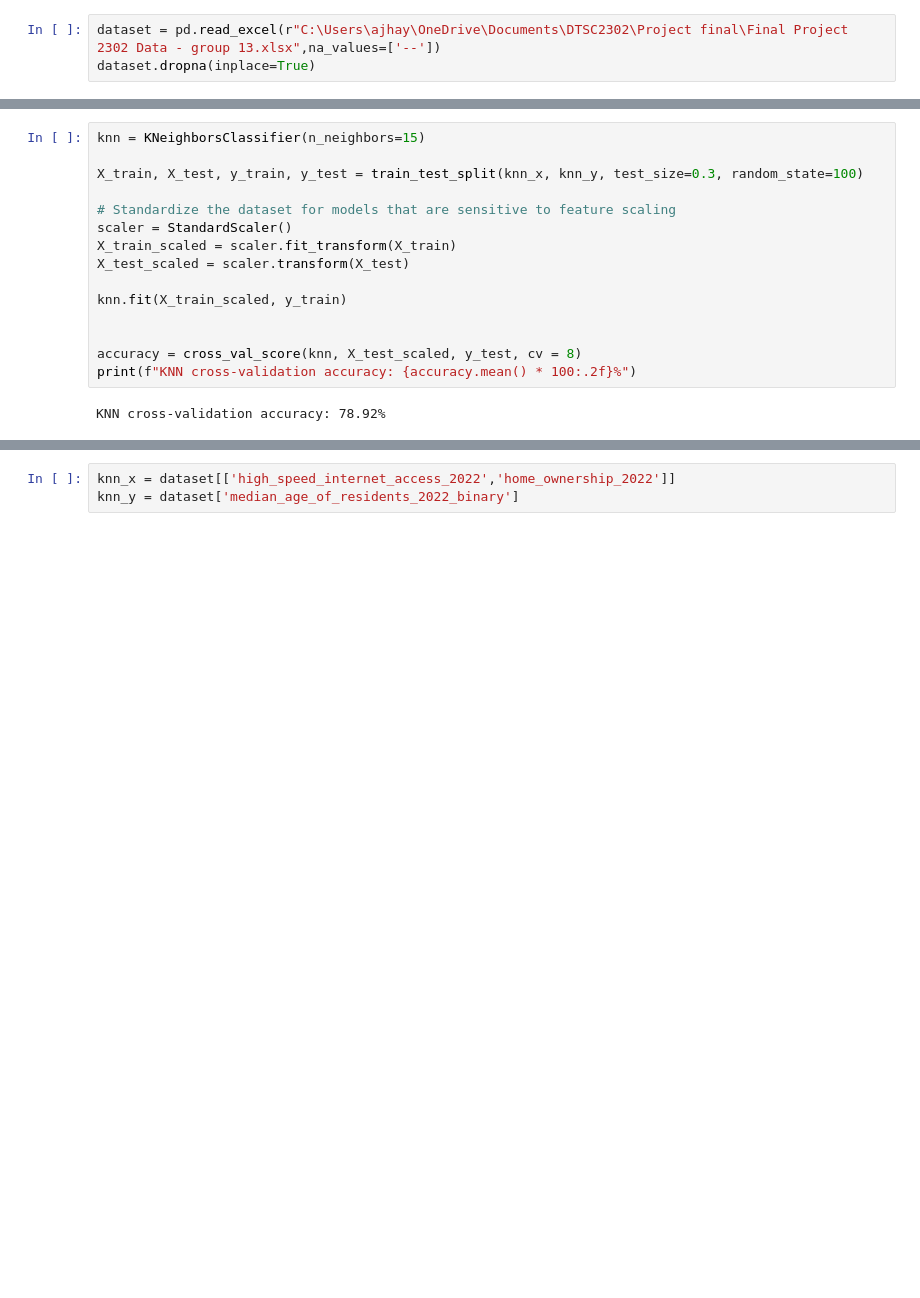
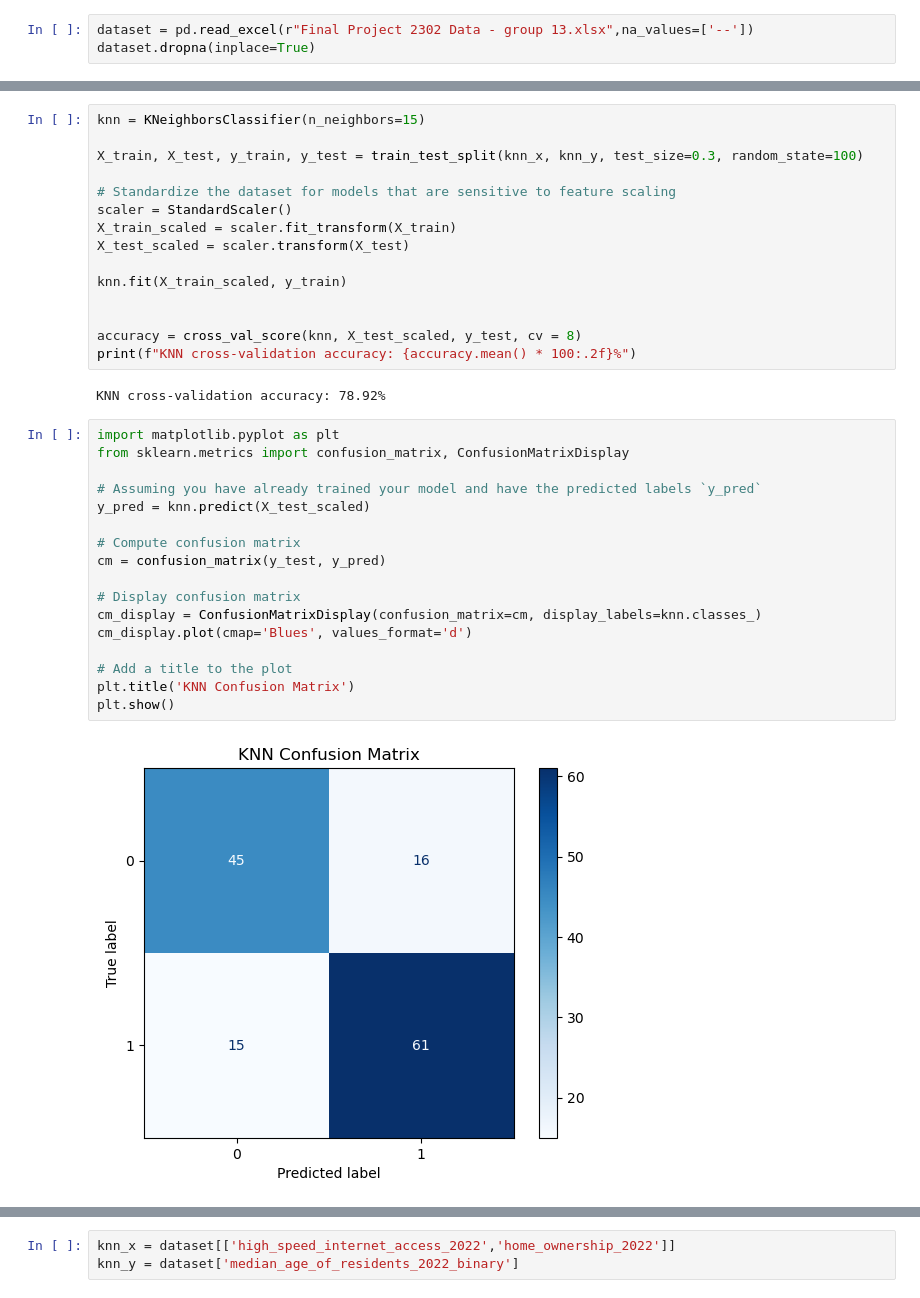
Before and after one commit to clarktommie/DTSC2302_Project_A, a Jupyter notebook: project_2_code (1).ipynb, the cells around one changed output, grey strips where cells are left out. Saved outputs shown, nothing was run; the diff lists cells and outputs as text; blank space fills up the shorter version.

Commit message:
added visuals (may need to change data import section to work)

```diff
--- a/project_2_code (1).ipynb
+++ b/project_2_code (1).ipynb
@@ -35,7 +35,7 @@ from sklearn.metrics import confusion_matrix, accuracy_score
 from sklearn.svm import SVC
 from sklearn.model_selection import cross_val_score
 # %%
-dataset = pd.read_excel(r"C:\Users\ajhay\OneDrive\Documents\DTSC2302\Project final\Final Project 2302 Data - group 13.xlsx",na_values=['--'])
+dataset = pd.read_excel(r"Final Project 2302 Data - group 13.xlsx",na_values=['--'])
 dataset.dropna(inplace=True)
 # %%
 #from google.colab import drive
@@ -650,3 +650,22 @@ accuracy = cross_val_score(knn, X_test_scaled, y_test, cv = 8)
 print(f"KNN cross-validation accuracy: {accuracy.mean() * 100:.2f}%")
 # %% [output]
 KNN cross-validation accuracy: 78.92%
+# %%
+import matplotlib.pyplot as plt
+from sklearn.metrics import confusion_matrix, ConfusionMatrixDisplay
+
+# Assuming you have already trained your model and have the predicted labels `y_pred`
+y_pred = knn.predict(X_test_scaled)
+
+# Compute confusion matrix
+cm = confusion_matrix(y_test, y_pred)
+
+# Display confusion matrix
+cm_display = ConfusionMatrixDisplay(confusion_matrix=cm, display_labels=knn.classes_)
+cm_display.plot(cmap='Blues', values_format='d')
+
+# Add a title to the plot
+plt.title('KNN Confusion Matrix')
+plt.show()
+# %% [output]
+[figure, added]
```
Also changed, not shown: parts of 2 cells of this notebook.
